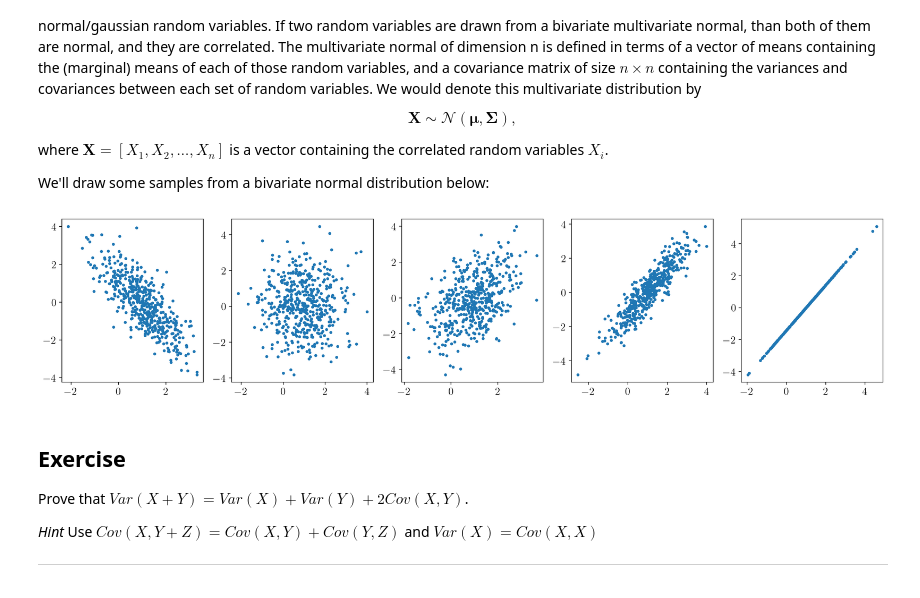
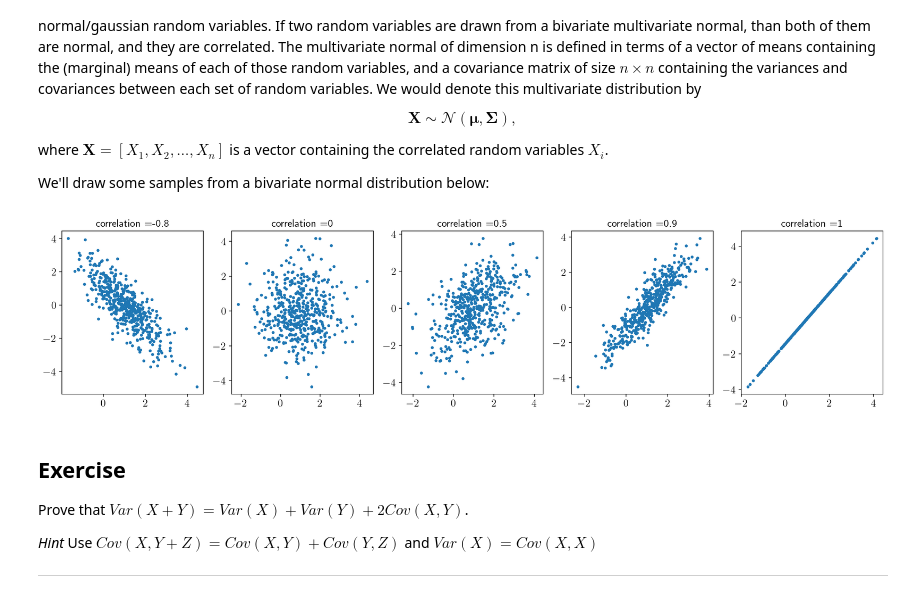
Before and after one commit to cdds-uiuc/simles-book, a Jupyter notebook: _sources/content/Module01/M01_N03_Moments.ipynb, the cells around one changed output. Drawn from its saved outputs; the diff is of its cells as text; code cells hidden in the pictures.

```diff
--- a/_sources/content/Module01/M01_N03_Moments.ipynb
+++ b/_sources/content/Module01/M01_N03_Moments.ipynb
@@ -295,24 +296,25 @@ We'll draw some samples from a bivariate normal distribution below:
 # %%
 #parameters
 rho_vals=[-0.8,0 , 0.5, 0.9 , 1]
 
 fig,ax=plt.subplots(1,5,figsize=[20,4])
 for j in range(5):
     mu_x=1     # mean of X
     mu_y=0     # mean of Y
     var_X=1    # Variance of X
     var_Y=2    # variance of Y
     rho=rho_vals[j]  # Correlation coefficient
 
     # make a covariance matrix
     mu_vec= np.array([mu_x,mu_y])
     cov_mat = np.array([[var_X, rho*np.sqrt(var_X*var_Y)], [rho*np.sqrt(var_X*var_Y), var_Y]])
     Xvec=stats.multivariate_normal.rvs(cov = cov_mat, mean = mu_vec,size=500)
 
 
     ax[j].plot(Xvec[:,0],Xvec[:,1],'.')
+    ax[j].set_title('correlation ='+str(rho))
 # %% [output]
-[figure, old version]
+[figure, new version]
 # %% [markdown]
 ## Exercise
 Prove that $ Var(X+Y)=Var(X)+Var(Y)+2Cov(X,Y)$.
```
Also changed, not shown: parts of 1 cell of this notebook, 36 other files.
